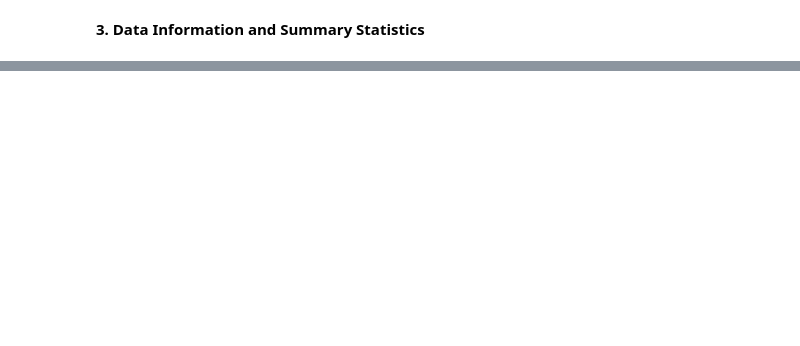
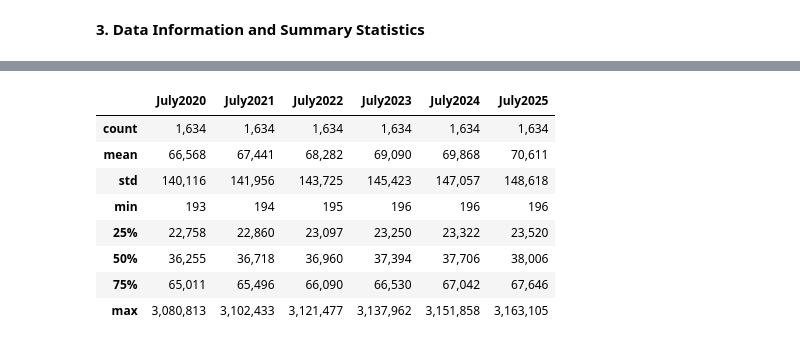
Before and after one commit to Mariopogi/Machine-Learning-Program-Exercises-Group-5-BSIT-2A, a Jupyter notebook: Regression.ipynb, the cells around one changed output, grey strips where cells are left out. Drawn from its saved outputs; the diff is of its cells as text; code cells hidden in the pictures; blank space fills up the shorter version.

```diff
--- a/Regression.ipynb
+++ b/Regression.ipynb
@@ -70,0 +111,16 @@ df.head(10)
+# %%
+# Format numerical outputs to display full numbers with commas instead of scientific notations
+pd.set_option('display.float_format', '{:,.0f}'.format)
+
+# Get Summary Statistics for Numeric Columns
+df.describe()
+# %% [output]
+|  | July2020 | July2021 | July2022 | July2023 | July2024 | July2025 |
+| count | 1,634 | 1,634 | 1,634 | 1,634 | 1,634 | 1,634 |
+| mean | 66,568 | 67,441 | 68,282 | 69,090 | 69,868 | 70,611 |
+| std | 140,116 | 141,956 | 143,725 | 145,423 | 147,057 | 148,618 |
+| min | 193 | 194 | 195 | 196 | 196 | 196 |
+| 25% | 22,758 | 22,860 | 23,097 | 23,250 | 23,322 | 23,520 |
+| 50% | 36,255 | 36,718 | 36,960 | 37,394 | 37,706 | 38,006 |
+| 75% | 65,011 | 65,496 | 66,090 | 66,530 | 67,042 | 67,646 |
+| max | 3,080,813 | 3,102,433 | 3,121,477 | 3,137,962 | 3,151,858 | 3,163,105 |
```
Also changed, not shown: parts of 17 cells of this notebook.
